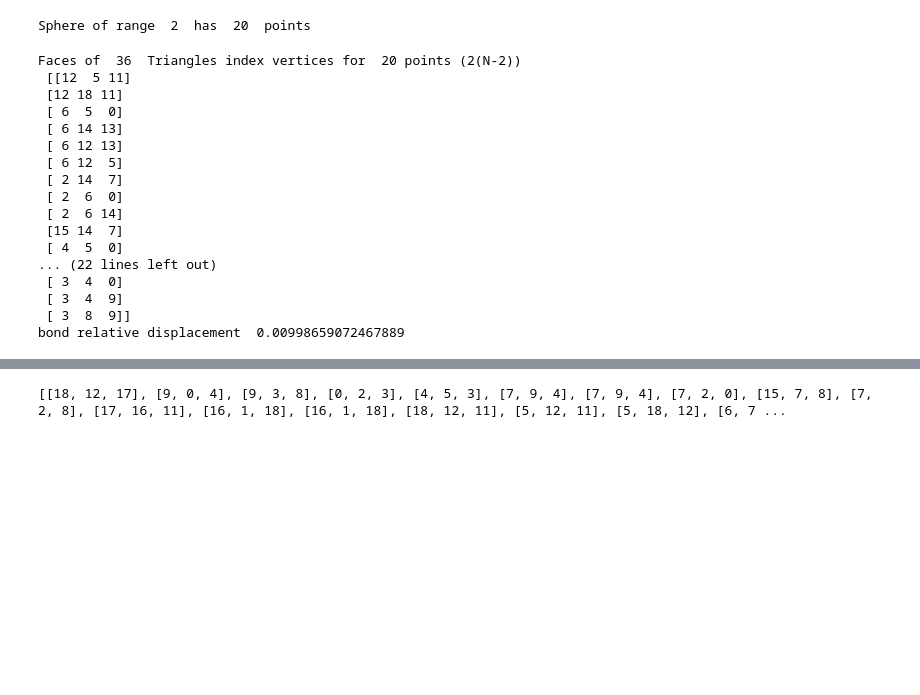
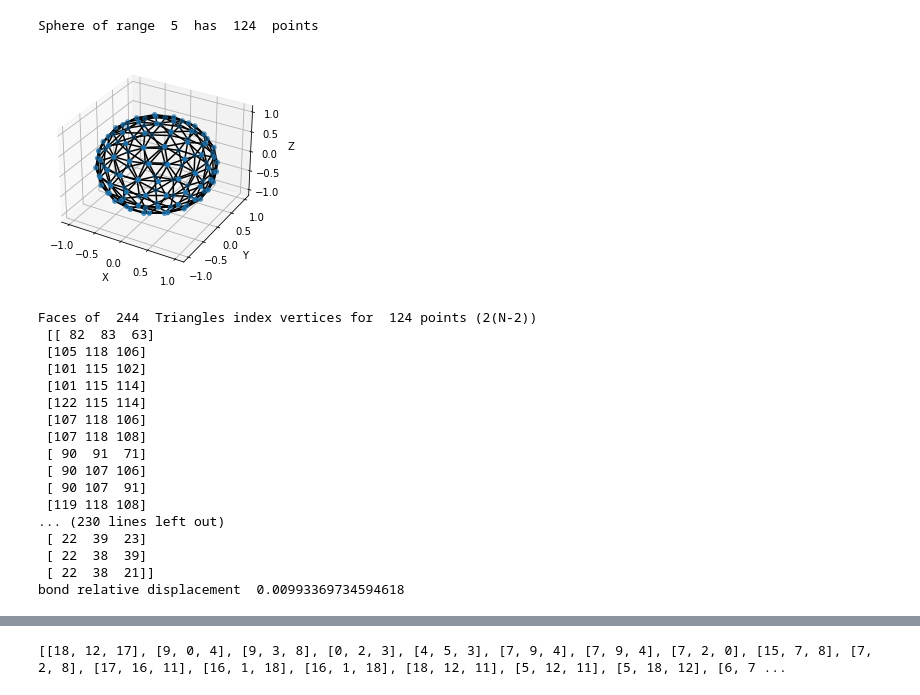
Before and after one commit to Ertytux/pysurmolmesh, a Jupyter notebook: doc/Test.ipynb, the cells around one changed output, grey strips where cells are left out. Saved outputs shown, nothing was run; the diff lists cells and outputs as text; code cells hidden in the pictures; blank space fills up the shorter version.

```diff
--- a/doc/Test.ipynb
+++ b/doc/Test.ipynb
@@ -17,7 +17,7 @@ from mpl_toolkits.mplot3d import Axes3D
 import matplotlib.pyplot as plt
 import molmeshtool.spheremesh as sp
 # %%
-rg=2
+rg=5
 pts,bl,trigs,err=sp.genSphereMesh(1.0,rg)
 fig = plt.figure()
 ax = fig.add_subplot(111, projection='3d')
@@ -37,25 +35,26 @@ print("Sphere of range ",rg, " has ",pts.shape[0]," points")
-Sphere of range  2  has  20  points
+Sphere of range  5  has  124  points
+[figure, added]
 # %%
 print("Faces of ",trigs.shape[0]," Triangles index vertices for ",pts.shape[0],"points (2(N-2)) \n", trigs)
 print("bond relative displacement ",err)
 # %% [output]
-Faces of  36  Triangles index vertices for  20 points (2(N-2))
- [[12  5 11]
- [12 18 11]
- [ 6  5  0]
- [ 6 14 13]
- [ 6 12 13]
- [ 6 12  5]
- [ 2 14  7]
- [ 2  6  0]
- [ 2  6 14]
- [15 14  7]
- [ 4  5  0]
-... (22 lines left out)
- [ 3  4  0]
- [ 3  4  9]
- [ 3  8  9]]
-bond relative displacement  0.00998659072467889
+Faces of  244  Triangles index vertices for  124 points (2(N-2))
+ [[ 82  83  63]
+ [105 118 106]
+ [101 115 102]
+ [101 115 114]
+ [122 115 114]
+ [107 118 106]
+ [107 118 108]
+ [ 90  91  71]
+ [ 90 107 106]
+ [ 90 107  91]
+ [119 118 108]
+... (230 lines left out)
+ [ 22  39  23]
+ [ 22  38  39]
+ [ 22  38  21]]
+bond relative displacement  0.00993369734594618
 # %%
 from molmeshtool.genatomview import genAtomView
 import vpython as vp
```
Also changed, not shown: parts of 5 cells of this notebook, 11 other files.
